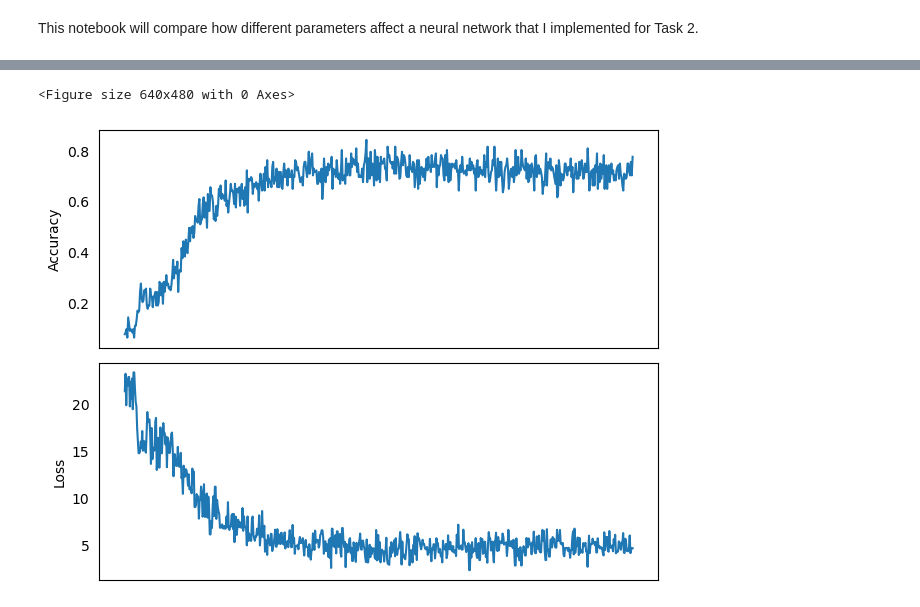
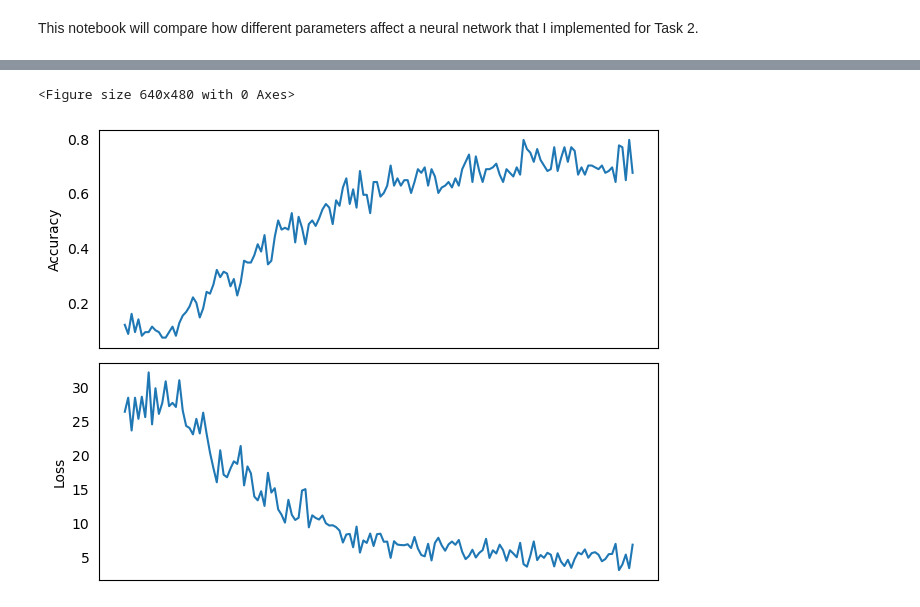
Before and after one commit to SirioBambino/IN3063-CW, a Jupyter notebook: notebooks/Task_2.ipynb, the cells around one changed output, grey strips where cells are left out. Cells and saved outputs as stored; diff of their text form; code cells hidden in the pictures.

```diff
--- a/notebooks/Task_2.ipynb
+++ b/notebooks/Task_2.ipynb
@@ -43,9 +43,9 @@ training_data_X = training_data[1:column_amount] / 255
 model = NeuralNetwork(hidden_layers_amount=1, hidden_nodes_amount=10, learning_rate=.001, activation_function="relu", seed=seed)
 
 start = process_time()
-accuracy_list, loss_list, iteration_list = model.fit(training_data_X,
+accuracy_list, loss_list = model.fit(training_data_X,
                                                      training_data_Y,
-                                                     epochs=100, batch_size=150,
+                                                     epochs=50, batch_size=150,
                                                      stopping_threshold=-100, dropout_rate=0.5)
 end = process_time()
 
@@ -88,7 +88,9 @@ ax2.tick_params(tick1On=False)
 
 plt.tight_layout()
 
-print("Accuracy: {}, Loss: {}".format(accuracy_list[len(accuracy_list)-1], loss_list[len(loss_list)-1]))
-#index = np.argmin(loss_list)
-#print(index, loss_list[index])
+print("Training data\nAccuracy: {}, Loss: {}".format(accuracy_list[len(accuracy_list)-1], loss_list[len(loss_list)-1]))
+
+predictions = model.predict(testing_data_X)
+print("Testing data\nAccuracy: {0:.4f}".format(calculate_accuracy(predictions, testing_data_Y)),
+      "Loss: {0:.4f}".format(calculate_MSE(predictions, testing_data_Y)))
 # %% [output]
@@ -96,2 +101,2 @@ Accuracy: 0.7733333333333333, Loss: 4.58
 <Figure size 640x480 with 0 Axes>
-[figure, old version]
+[figure, new version]
```
Also changed, not shown: parts of 22 cells of this notebook, 5 other files.
